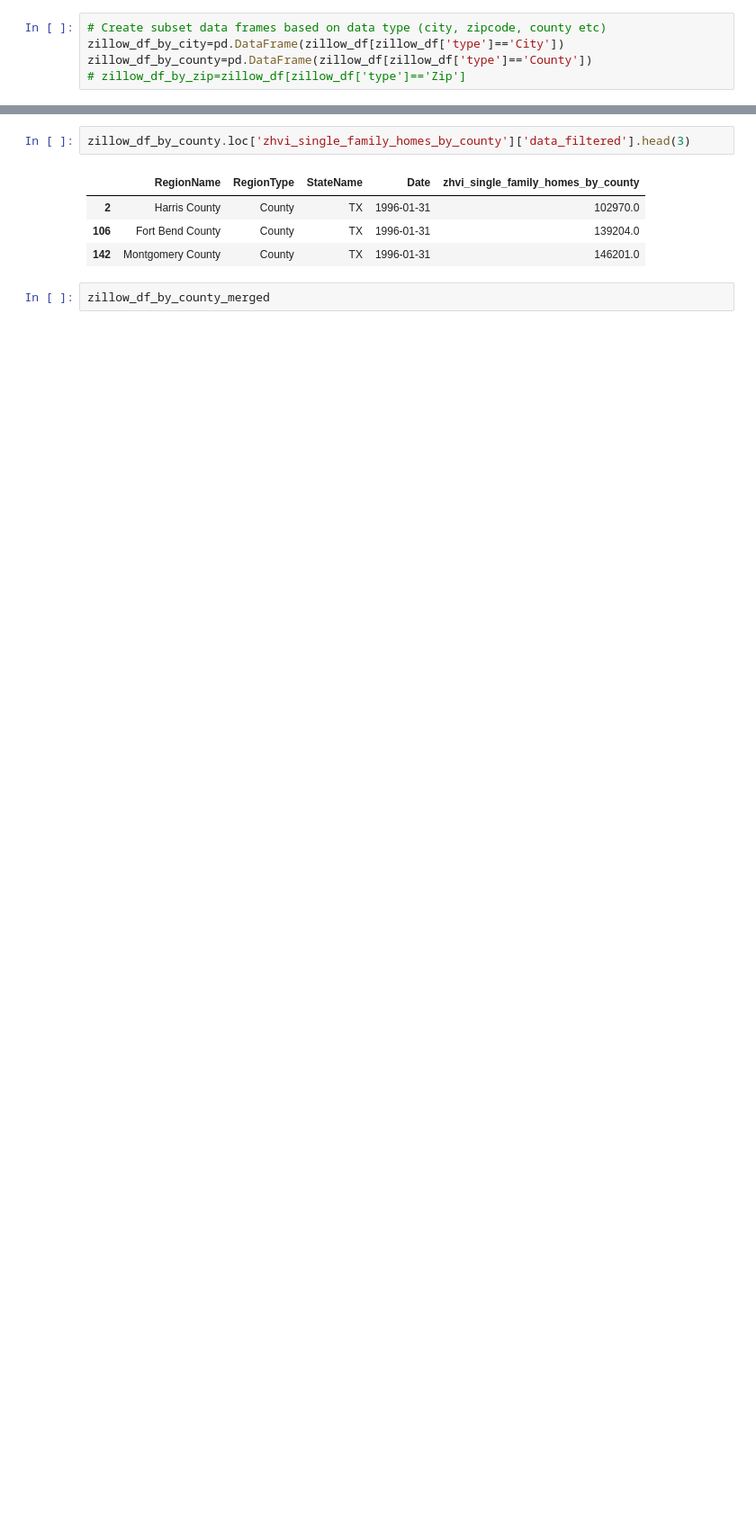
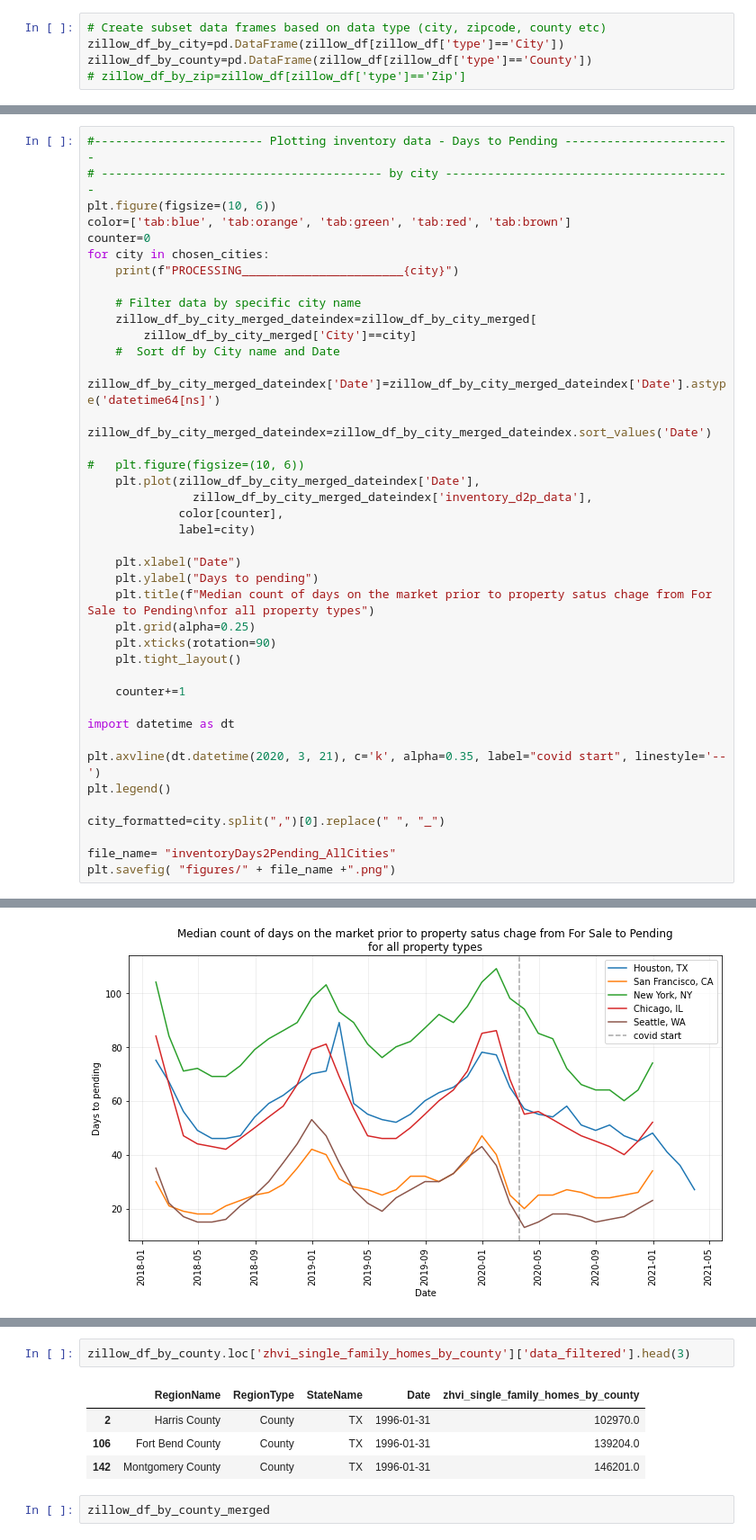
Before and after one commit to i-am-phoenix/Demo, a Jupyter notebook: zillow_data_cleaning_functions.ipynb, the cells around one changed output, grey strips where cells are left out. Shown at 90% size. Cells and saved outputs as stored; diff of their text form; blank space fills up the shorter version.

```diff
--- a/zillow_data_cleaning_functions.ipynb
+++ b/zillow_data_cleaning_functions.ipynb
@@ -275,0 +360,41 @@ zillow_df_by_city_merged
+# %%
+#------------------------ Plotting inventory data - Days to Pending ------------------------
+# ---------------------------------------- by city -----------------------------------------
+plt.figure(figsize=(10, 6))
+color=['tab:blue', 'tab:orange', 'tab:green', 'tab:red', 'tab:brown']
+counter=0
+for city in chosen_cities:
+    print(f"PROCESSING_______________________{city}")
+
+    # Filter data by specific city name
+    zillow_df_by_city_merged_dateindex=zillow_df_by_city_merged[
+        zillow_df_by_city_merged['City']==city]
+    #  Sort df by City name and Date
+    zillow_df_by_city_merged_dateindex['Date']=zillow_df_by_city_merged_dateindex['Date'].astype('datetime64[ns]')
+    zillow_df_by_city_merged_dateindex=zillow_df_by_city_merged_dateindex.sort_values('Date')
+
+#   plt.figure(figsize=(10, 6))
+    plt.plot(zillow_df_by_city_merged_dateindex['Date'],
+               zillow_df_by_city_merged_dateindex['inventory_d2p_data'],
+             color[counter],
+             label=city)
+
+    plt.xlabel("Date")
+    plt.ylabel("Days to pending")
+    plt.title(f"Median count of days on the market prior to property satus chage from For Sale to Pending\nfor all property types")
+    plt.grid(alpha=0.25)
+    plt.xticks(rotation=90)
+    plt.tight_layout()
+
+    counter+=1
+
+import datetime as dt
+
+plt.axvline(dt.datetime(2020, 3, 21), c='k', alpha=0.35, label="covid start", linestyle='--')
+plt.legend()
+
+city_formatted=city.split(",")[0].replace(" ", "_")
+
+file_name= "inventoryDays2Pending_AllCities"
+plt.savefig( "figures/" + file_name +".png")
+# %% [output]
@@ -275,0 +431 @@ zillow_df_by_city_merged
+[figure, added]
```
Also changed, not shown: parts of 18 cells of this notebook.
